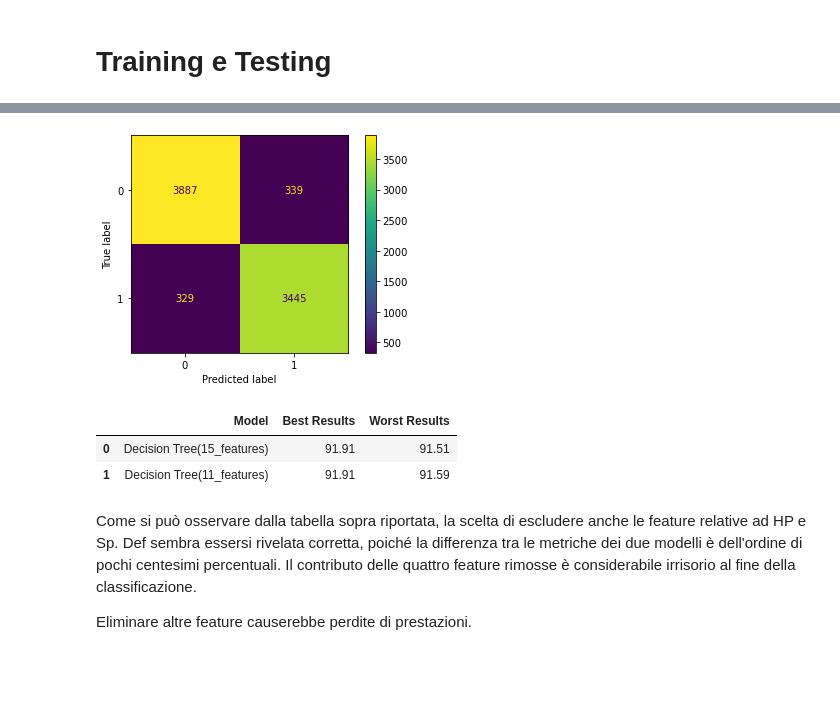
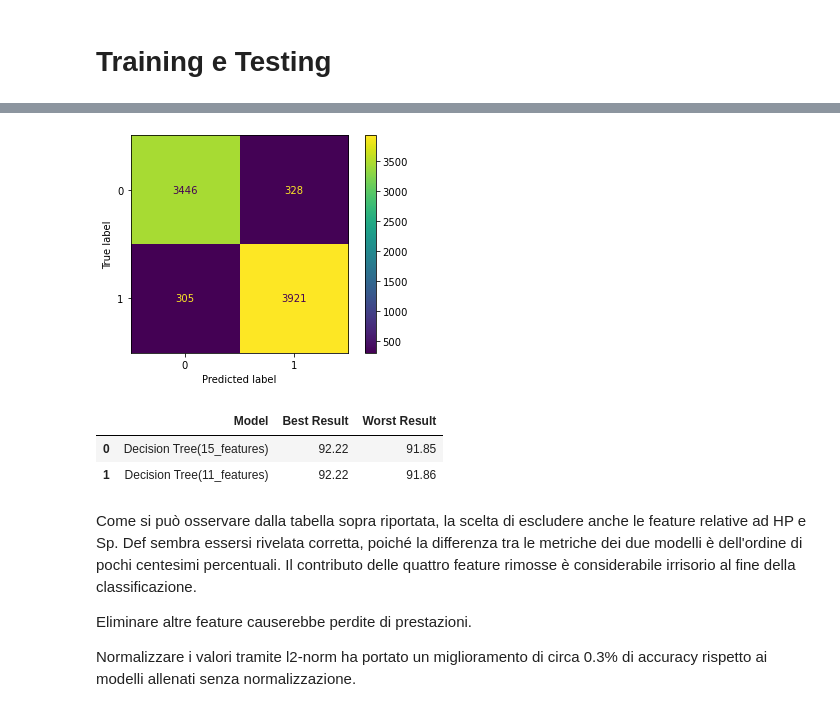
Before and after one commit to Rastark/challenge_ia_pokemon, a Jupyter notebook: train.ipynb, the cells around one changed output, grey strips where cells are left out. Drawn from its saved outputs; the diff is of its cells as text; code cells hidden in the pictures; blank space fills up the shorter version.

```diff
--- a/train.ipynb
+++ b/train.ipynb
@@ -233,7 +253,9 @@ Preparo i dati per l'addestramento, ovvero estraggo la label target ("Winner") d
 # %%
 X_train = train_set.copy()
 y_train = X_train.pop('Winner')
+X_train = preprocessing.normalize(X_train, norm='l2')
 
 X_test = test_set.copy()
 y_test = X_test.pop('Winner')
+X_test = preprocessing.normalize(X_test, norm='l2')
 # %% [markdown]
@@ -340,20 +419,22 @@ Worst result = 91.59%
 # %%
-plot_confusion_matrix(dtree_less_f, X_test, y_test, values_format='n', display_labels=['0','1'])
+plot_confusion_matrix(dtree_less_f, X_test, y_test, values_format='n')
 plt.show()
 # %% [output]
-[figure, old version]
+[figure, new version]
 # %%
 results = pd.DataFrame({
     'Model': ['Decision Tree(15_features)', 'Decision Tree(11_features)'],
-    'Best Results': [best_result, best_result_less_f],
-    'Worst Results': [worst_result, worst_result_less_f]
+    'Best Result': [best_result, best_result_less_f],
+    'Worst Result': [worst_result, worst_result_less_f]
 })
-results.sort_values(by='Best Results', ascending=False)
+results.sort_values(by='Best Result', ascending=False)
 # %% [output]
-|  | Model | Best Results | Worst Results |
-| 0 | Decision Tree(15_features) | 91.91 | 91.51 |
-| 1 | Decision Tree(11_features) | 91.91 | 91.59 |
+|  | Model | Best Result | Worst Result |
+| 0 | Decision Tree(15_features) | 92.22 | 91.85 |
+| 1 | Decision Tree(11_features) | 92.22 | 91.86 |
 # %% [markdown]
 Come si può osservare dalla tabella sopra riportata, la scelta di escludere anche le feature relative ad HP e Sp. Def sembra essersi rivelata corretta, poiché la differenza tra le metriche dei due modelli è dell'ordine di pochi centesimi percentuali. Il contributo delle quattro feature rimosse è considerabile irrisorio al fine della classificazione.
 
 Eliminare altre feature causerebbe perdite di prestazioni.
+
+Normalizzare i valori tramite l2-norm ha portato un miglioramento di circa 0.3% di accuracy rispetto ai modelli allenati senza normalizzazione.
```
Also changed, not shown: parts of 29 cells of this notebook, 1 other file.
